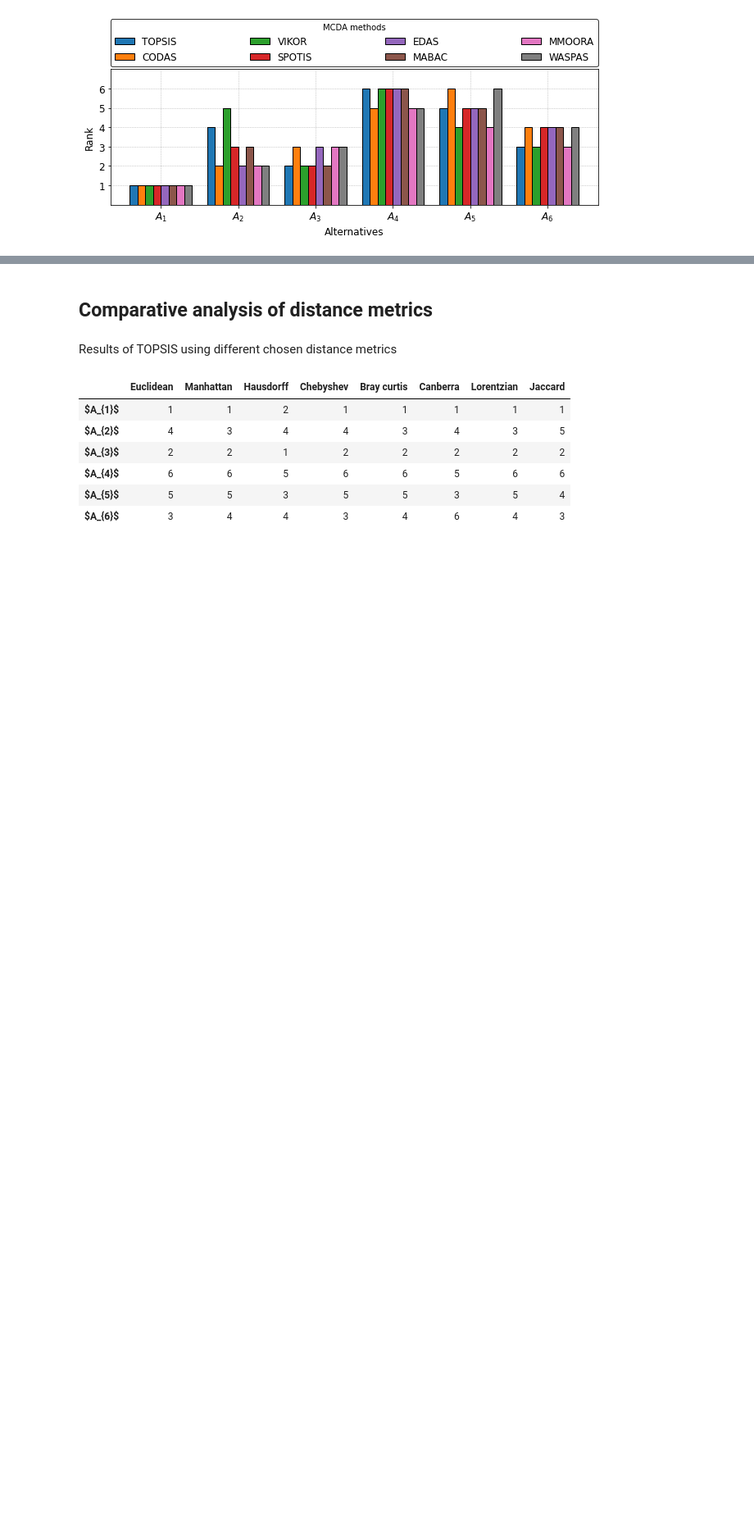
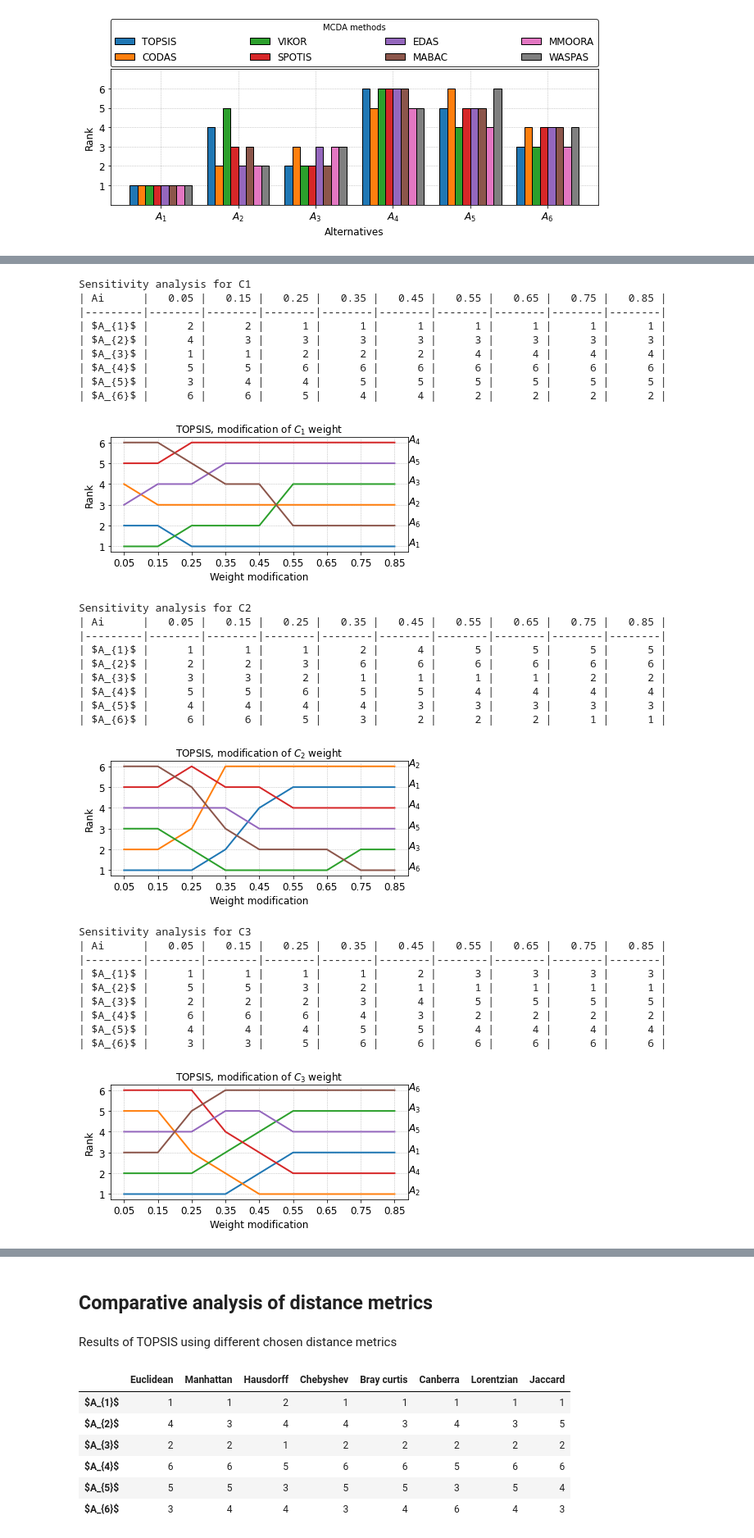
Before and after one commit to energyinpython/pyrepo-mcda, a Jupyter notebook: docs/example.ipynb, the cells around one changed output, grey strips where cells are left out. Shown at 82% size. Drawn from its saved outputs; the diff is of its cells as text; code cells hidden in the pictures; blank space fills up the shorter version.

```diff
--- a/docs/example.ipynb
+++ b/docs/example.ipynb
@@ -328,0 +293,43 @@ Sensitivity analysis for C4
+# %%
+# Perform sensitivity analysis with setting chosen weight value to selected criterion
+# other criteria have equal weight values and all criteria weights sum to 1
+sensitivity_analysis_weights_values = Sensitivity_analysis_weights_values()
+weight_values = np.arange(0.05, 0.95, 0.1)
+for j in [0, 1, 2, 3]:
+    data_sens = sensitivity_analysis_weights_values(matrix, weight_values, types, method, j)
+    header = [data_sens.index.name]
+    header = header + list(data_sens.columns)
+    print('Sensitivity analysis for C' + str(j + 1))
+    print(tabulate(data_sens, headers = header, tablefmt='github'))
+    plot_lineplot_sensitivity(data_sens, method.__class__.__name__, list_crit_names[j])
+# %% [output]
+Sensitivity analysis for C1
+| Ai      |   0.05 |   0.15 |   0.25 |   0.35 |   0.45 |   0.55 |   0.65 |   0.75 |   0.85 |
+|---------|--------|--------|--------|--------|--------|--------|--------|--------|--------|
+| $A_{1}$ |      2 |      2 |      1 |      1 |      1 |      1 |      1 |      1 |      1 |
+| $A_{2}$ |      4 |      3 |      3 |      3 |      3 |      3 |      3 |      3 |      3 |
+| $A_{3}$ |      1 |      1 |      2 |      2 |      2 |      4 |      4 |      4 |      4 |
+| $A_{4}$ |      5 |      5 |      6 |      6 |      6 |      6 |      6 |      6 |      6 |
+| $A_{5}$ |      3 |      4 |      4 |      5 |      5 |      5 |      5 |      5 |      5 |
+| $A_{6}$ |      6 |      6 |      5 |      4 |      4 |      2 |      2 |      2 |      2 |
+[figure, added]
+Sensitivity analysis for C2
+| Ai      |   0.05 |   0.15 |   0.25 |   0.35 |   0.45 |   0.55 |   0.65 |   0.75 |   0.85 |
+|---------|--------|--------|--------|--------|--------|--------|--------|--------|--------|
+| $A_{1}$ |      1 |      1 |      1 |      2 |      4 |      5 |      5 |      5 |      5 |
+| $A_{2}$ |      2 |      2 |      3 |      6 |      6 |      6 |      6 |      6 |      6 |
+| $A_{3}$ |      3 |      3 |      2 |      1 |      1 |      1 |      1 |      2 |      2 |
+| $A_{4}$ |      5 |      5 |      6 |      5 |      5 |      4 |      4 |      4 |      4 |
+| $A_{5}$ |      4 |      4 |      4 |      4 |      3 |      3 |      3 |      3 |      3 |
+| $A_{6}$ |      6 |      6 |      5 |      3 |      2 |      2 |      2 |      1 |      1 |
+[figure, added]
+Sensitivity analysis for C3
+| Ai      |   0.05 |   0.15 |   0.25 |   0.35 |   0.45 |   0.55 |   0.65 |   0.75 |   0.85 |
+|---------|--------|--------|--------|--------|--------|--------|--------|--------|--------|
+| $A_{1}$ |      1 |      1 |      1 |      1 |      2 |      3 |      3 |      3 |      3 |
+| $A_{2}$ |      5 |      5 |      3 |      2 |      1 |      1 |      1 |      1 |      1 |
+| $A_{3}$ |      2 |      2 |      2 |      3 |      4 |      5 |      5 |      5 |      5 |
+| $A_{4}$ |      6 |      6 |      6 |      4 |      3 |      2 |      2 |      2 |      2 |
+| $A_{5}$ |      4 |      4 |      4 |      5 |      5 |      4 |      4 |      4 |      4 |
+| $A_{6}$ |      3 |      3 |      5 |      6 |      6 |      6 |      6 |      6 |      6 |
+[figure, added]
```
Also changed, not shown: parts of 20 cells of this notebook, 32 other files.
